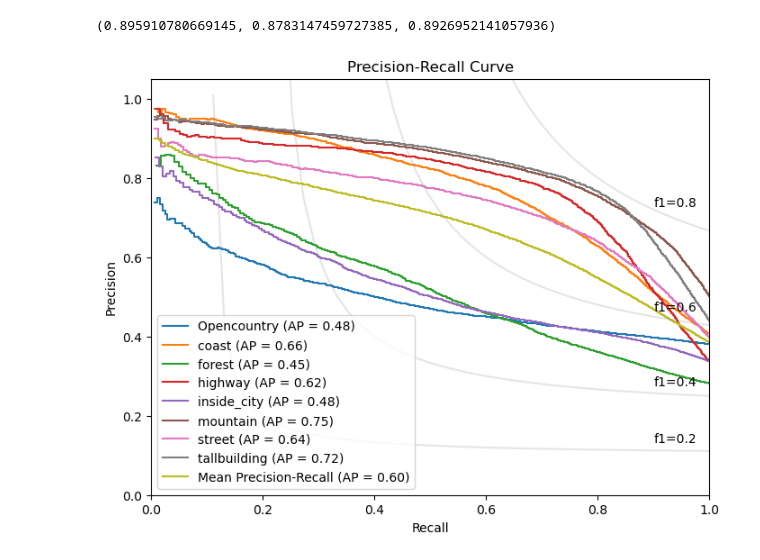
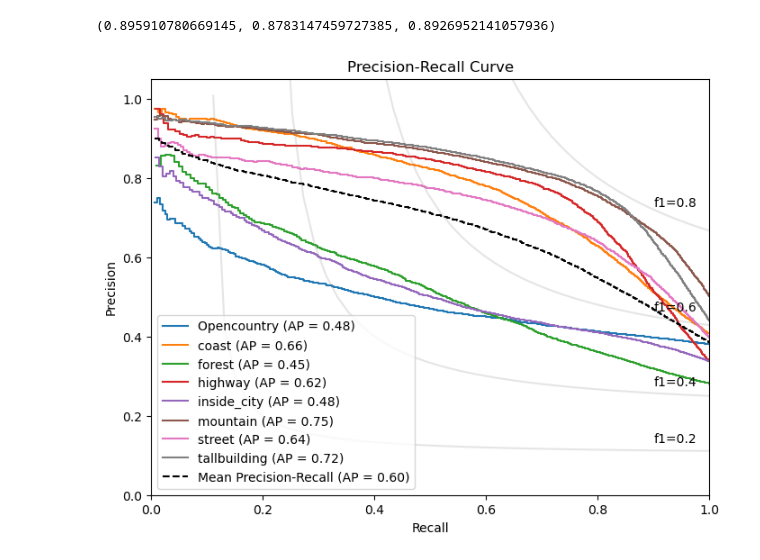
Before and after one commit to ainoacontreras/MCV-C3, a Jupyter notebook: Week 3/retrieval.ipynb, the cells around one changed output. Drawn from its saved outputs; the diff is of its cells as text; code cells hidden in the pictures.

Commit message:
pr curve

```diff
--- a/Week 3/retrieval.ipynb
+++ b/Week 3/retrieval.ipynb
@@ -225,32 +225,32 @@ fig, ax = plt.subplots(figsize=(8, 6))
 
 # For each class, plot the precision-recall curve
 for class_idx in unique_classes:
     precision_values = precision_at_k_values[class_idx]
     recall_values = recall_at_k_values[class_idx]
 
     display = PrecisionRecallDisplay(precision=precision_values, recall=recall_values)
     display.plot(name=f'{test_dataset.classes[class_idx]} (AP = {np.mean(precision_values):.2f})', ax=ax)
 
 # plot the mean precision-recall curve
 precision_values = np.mean([precision_at_k_values[class_idx] for class_idx in unique_classes], axis=0)
 recall_values = np.mean([recall_at_k_values[class_idx] for class_idx in unique_classes], axis=0)
 display = PrecisionRecallDisplay(precision=precision_values, recall=recall_values)
-display.plot(name='Mean Precision-Recall (AP = {:.2f})'.format(np.mean(precision_values)), ax=ax)
+display.plot(name='Mean Precision-Recall (AP = {:.2f})'.format(np.mean(precision_values)), ax=ax, color='black', linestyle='--')
 
 # Add iso F1 curves
 f1_scores = np.linspace(0.2, 0.8, num=4)
 for f1_score in f1_scores:
     x = np.linspace(0.01, 1)
     y = f1_score * x / (2 * x - f1_score)
     plt.plot(x[y >= 0], y[y >= 0], color='gray', alpha=0.2)
     plt.annotate(f'f1={f1_score:0.1f}', xy=(0.9, y[45] + 0.02))
 
 plt.xlim([0.0, 1.0])
 plt.ylim([0.0, 1.05])
 plt.xlabel('Recall')
 plt.ylabel('Precision')
 plt.legend(loc='lower left')
 plt.title('Precision-Recall Curve')
 plt.show()
 # %% [output]
-[figure, old version]
+[figure, new version]
```
